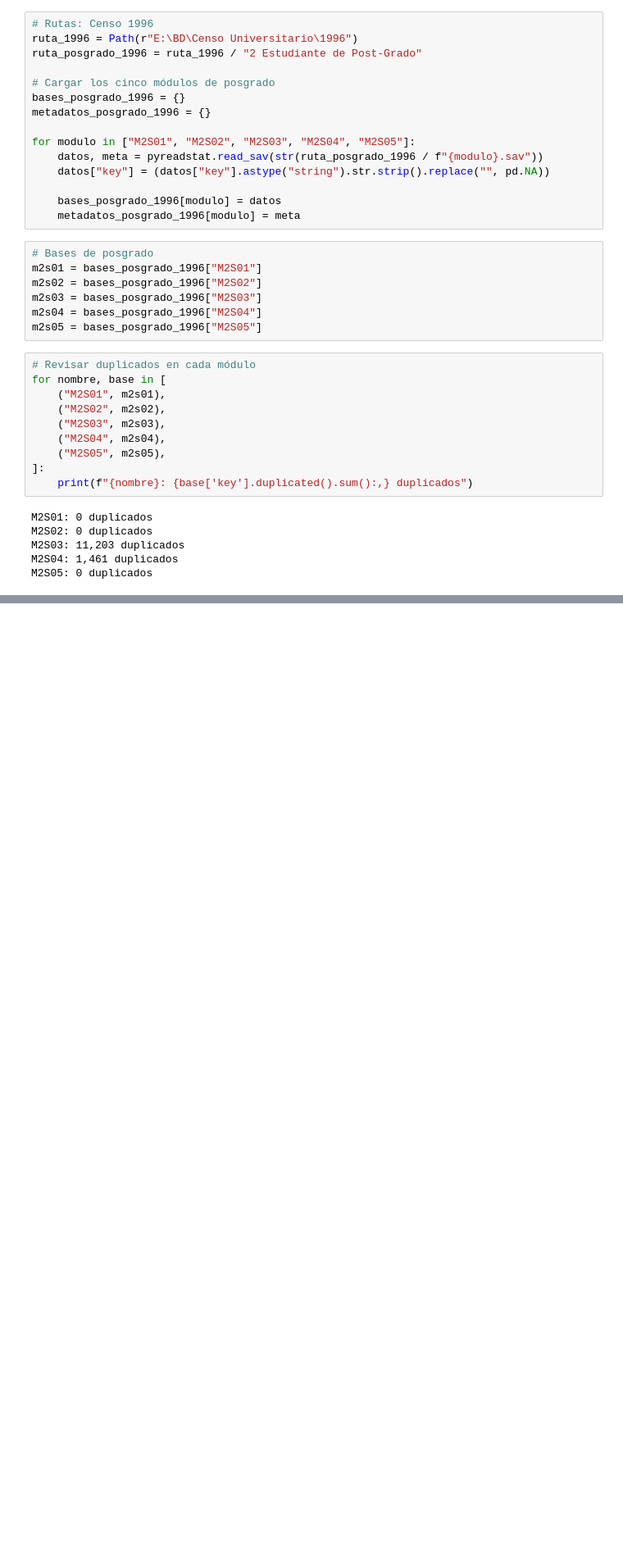
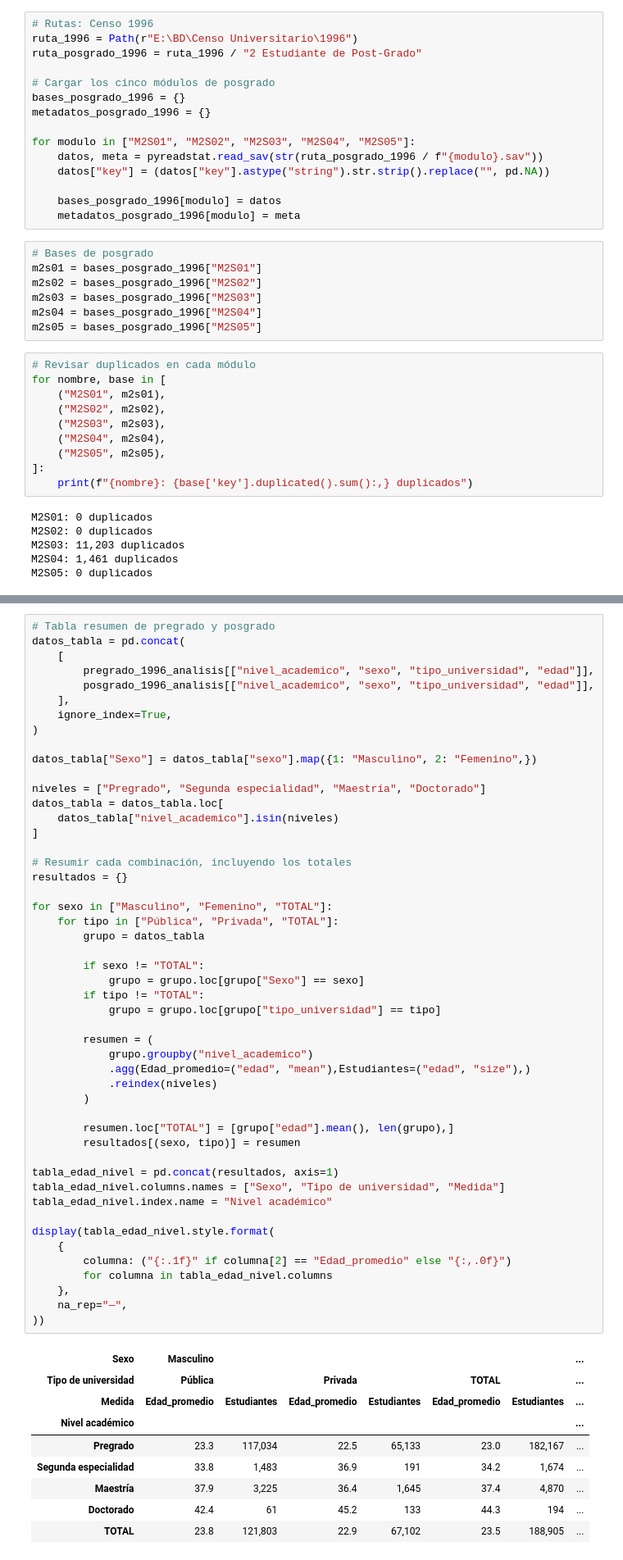
Before and after one commit to DanielPajita/educacion-universitaria-peru, a Jupyter notebook: 3_Códigos/02_preparar_censo1996.ipynb, the cells around one changed output, grey strips where cells are left out. Shown at 82% size. Saved outputs shown, nothing was run; the diff lists cells and outputs as text; blank space fills up the shorter version.

```diff
--- a/3_Códigos/02_preparar_censo1996.ipynb
+++ b/3_Códigos/02_preparar_censo1996.ipynb
@@ -196,0 +355,59 @@ M2S05: 0 duplicados
+# %%
+# Tabla resumen de pregrado y posgrado
+datos_tabla = pd.concat(
+    [
+        pregrado_1996_analisis[["nivel_academico", "sexo", "tipo_universidad", "edad"]],
+        posgrado_1996_analisis[["nivel_academico", "sexo", "tipo_universidad", "edad"]],
+    ],
+    ignore_index=True,
+)
+
+datos_tabla["Sexo"] = datos_tabla["sexo"].map({1: "Masculino", 2: "Femenino",})
+
+niveles = ["Pregrado", "Segunda especialidad", "Maestría", "Doctorado"]
+datos_tabla = datos_tabla.loc[
+    datos_tabla["nivel_academico"].isin(niveles)
+]
+
+# Resumir cada combinación, incluyendo los totales
+resultados = {}
+
+for sexo in ["Masculino", "Femenino", "TOTAL"]:
+    for tipo in ["Pública", "Privada", "TOTAL"]:
+        grupo = datos_tabla
+
+        if sexo != "TOTAL":
+            grupo = grupo.loc[grupo["Sexo"] == sexo]
+        if tipo != "TOTAL":
+            grupo = grupo.loc[grupo["tipo_universidad"] == tipo]
+
+        resumen = (
+            grupo.groupby("nivel_academico")
+            .agg(Edad_promedio=("edad", "mean"),Estudiantes=("edad", "size"),)
+            .reindex(niveles)
+        )
+
+        resumen.loc["TOTAL"] = [grupo["edad"].mean(), len(grupo),]
+        resultados[(sexo, tipo)] = resumen
+
+tabla_edad_nivel = pd.concat(resultados, axis=1)
+tabla_edad_nivel.columns.names = ["Sexo", "Tipo de universidad", "Medida"]
+tabla_edad_nivel.index.name = "Nivel académico"
+
+display(tabla_edad_nivel.style.format(
+    {
+        columna: ("{:.1f}" if columna[2] == "Edad_promedio" else "{:,.0f}")
+        for columna in tabla_edad_nivel.columns
+    },
+    na_rep="—",
+))
+# %% [output]
+| Sexo | Masculino |  |  |  |  |  | ... |
+| Tipo de universidad | Pública |  | Privada |  | TOTAL |  | ... |
+| Medida | Edad_promedio | Estudiantes | Edad_promedio | Estudiantes | Edad_promedio | Estudiantes | ... |
+| Nivel académico |  |  |  |  |  |  | ... |
+| Pregrado | 23.3 | 117,034 | 22.5 | 65,133 | 23.0 | 182,167 | ... |
+| Segunda especialidad | 33.8 | 1,483 | 36.9 | 191 | 34.2 | 1,674 | ... |
+| Maestría | 37.9 | 3,225 | 36.4 | 1,645 | 37.4 | 4,870 | ... |
+| Doctorado | 42.4 | 61 | 45.2 | 133 | 44.3 | 194 | ... |
+| TOTAL | 23.8 | 121,803 | 22.9 | 67,102 | 23.5 | 188,905 | ... |
```
Also changed, not shown: parts of 7 cells of this notebook, 2 other files.
